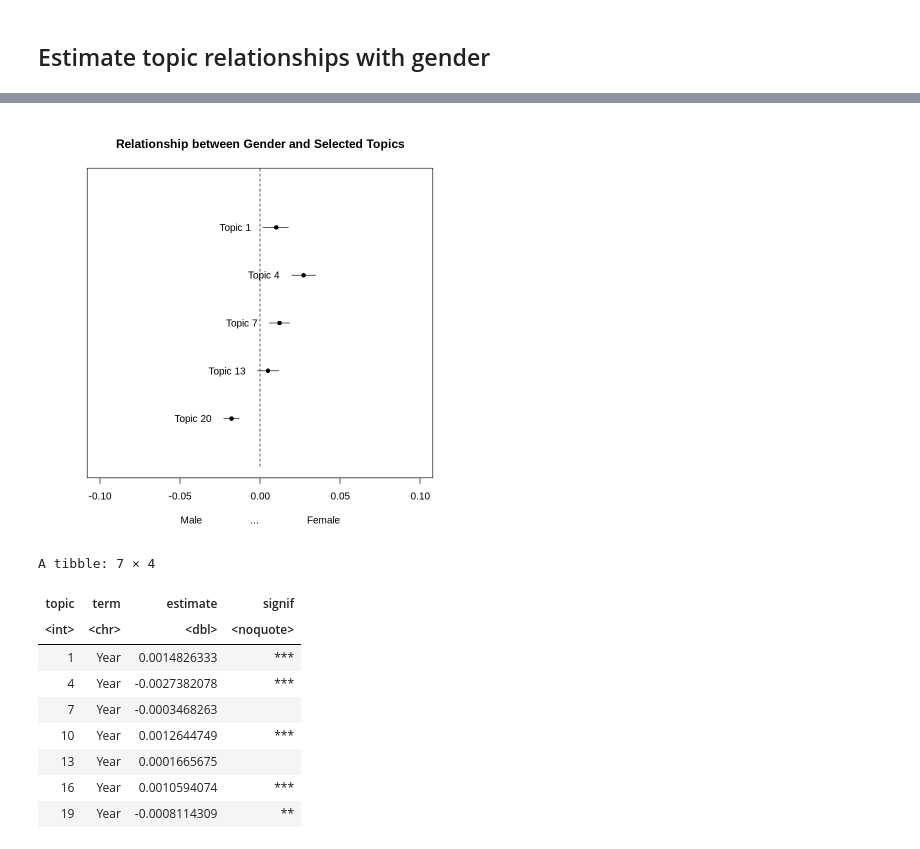
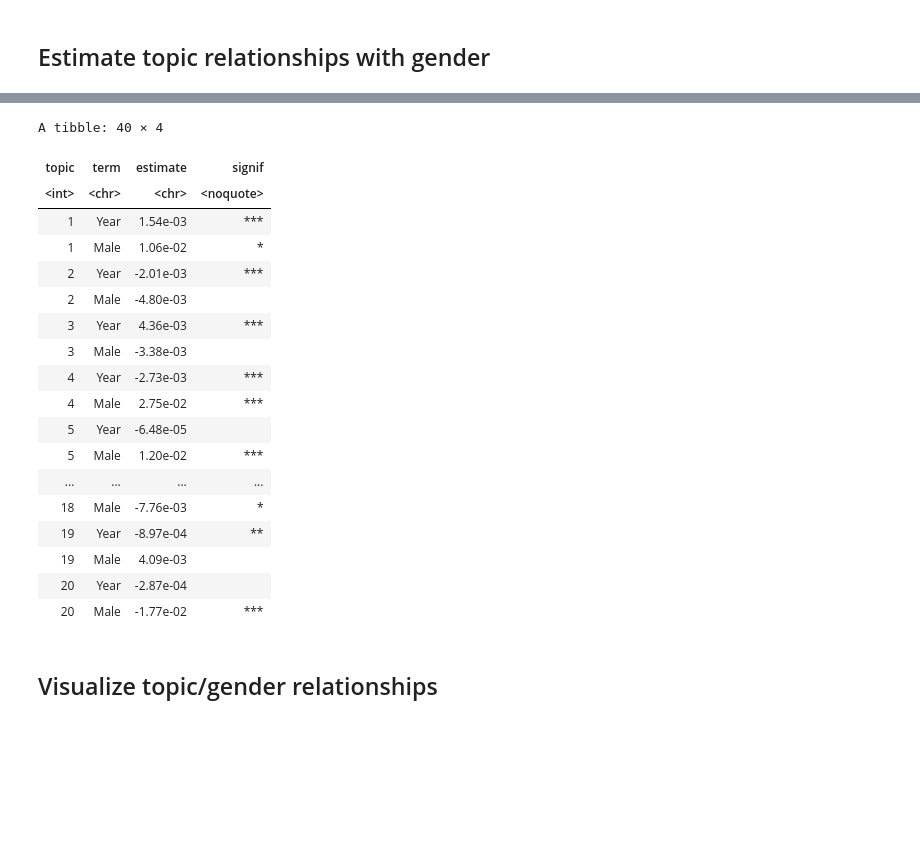
Before and after one commit to jhaber-zz/neh-nlp, a Jupyter notebook: code/topic_modeling.ipynb, the cells around one changed output, grey strips where cells are left out. Cells and saved outputs as stored; diff of their text form; code cells hidden in the pictures; blank space fills up the shorter version.

Commit message:
estimate STM and get viz, clean up data prep

```diff
--- a/code/topic_modeling.ipynb
+++ b/code/topic_modeling.ipynb
@@ -100,7 +104,7 @@ meta <- out$meta
 model <- stm(documents = out$documents,
              vocab = out$vocab,
              K = 20,
-             prevalence =~ Year + Gender,
+             prevalence =~ Year + Male,
              max.em.its = 25,
              data = out$meta,
              init.type = "Spectral")
@@ -223,6 +205,6 @@ signif.num <- function(x) {
 # %%
-# Gender x Topics
-gender_effect <- estimateEffect(~ Year + Gender,
+# Estimate relationships with linear model
+gender_effect <- estimateEffect(~ Year + Male,
                                model, meta = meta, uncertainty = "Global")
 summary(gender_effect)
 # %% [output]
@@ -262,36 +228,42 @@ plot(model, type = "perspectives", topics = c(5,12))
-# %%
-# Graph relationship between gender and selected topics
-x2="Male                ...                Female"
-title2="Relationship between Gender and Selected Topics"
-legend2=c("Topic 1: A", "Topic 4: B", "Topic 7: C", "Topic 13: D", "Topic 20: E")
-
-plot(gender_effect, covariate="Gender", topics=c(1, 4, 7, 13, 20), model=model,
-     method="difference", cov.value1 = "male", cov.value2 = "female",
-     xlab=x2, main=title2,
-     xlim = c(-.1, .1), labeltype = "custom",
-     custom.labels = c('Topic 1', 'Topic 4','Topic 7', 'Topic 13', 'Topic 20')) #, printlegend=FALSE
-# %% [output]
-[figure, removed]
 # %%
-# Save to fresh CSV
+# Save regression results to CSV
 tidy_frame <- tidy(gender_effect) # Tidy up output
-#toDel <- seq(1, nrow(tidy_frame), 2); tidy_frame <- tidy_frame[ -toDel ,] # keep only coeffs and p.values, NO controls: Capture even rows
-toKeep <- seq(2, nrow(tidy_frame), 9); tidy_frame <- tidy_frame[ toKeep,] # keep only coeffs and p.values, WITH controls: Capture every 2nd row from start in batches of 9tidy_frame$estimate <- format(tidy_frame$estimate, digits=3) # Reduce to 3 significant figurestidy_frame$estimate <- format(tidy_frame$estimate, digits=3) # Reduce estimates to three significant digits
+
+# Function for converting p.value into asterisks:
+signif.num <- function(x) {
+    symnum(x, corr = FALSE, na = FALSE, legend = FALSE,
+           cutpoints = c(0, 0.001, 0.01, 0.05, 0.1, 1),
+           symbols = c("***", "**", "*", ".", " "))
+}
+
+toDel <- seq(1, nrow(tidy_frame), 3); tidy_frame <- tidy_frame[ -toDel,] # keep only Year and Male coefficients: Capture every 1st row from start in batches of 3
+tidy_frame$estimate <- format(tidy_frame$estimate, digits=3) # Reduce to 3 significant figures
 
 tidy_frame$signif <- signif.num(tidy_frame$p.value) # Derive asterisks from p.value
 keepcols = c("topic", "term", "estimate", "signif") # Define columns to keep
 
 tidy_frame <- tidy_frame[keepcols] # Drop unnecessary columns
 write.csv(tidy_frame,'../output/estimate_topic_effects.csv') # Save new DF to CSV
 tidy_frame # Look at clean results
 # %% [output]
-A tibble: 7 × 4
+A tibble: 40 × 4
 | topic | term | estimate | signif |
-| <int> | <chr> | <dbl> | <noquote> |
-| 1 | Year | 0.0014826333 | *** |
-| 4 | Year | -0.0027382078 | *** |
-| 7 | Year | -0.0003468263 |  |
-| 10 | Year | 0.0012644749 | *** |
-| 13 | Year | 0.0001665675 |  |
-| 16 | Year | 0.0010594074 | *** |
-| 19 | Year | -0.0008114309 | ** |
+| <int> | <chr> | <chr> | <noquote> |
+| 1 | Year | 1.54e-03 | *** |
+| 1 | Male | 1.06e-02 | * |
+| 2 | Year | -2.01e-03 | *** |
+| 2 | Male | -4.80e-03 |  |
+| 3 | Year | 4.36e-03 | *** |
+| 3 | Male | -3.38e-03 |  |
+| 4 | Year | -2.73e-03 | *** |
+| 4 | Male | 2.75e-02 | *** |
+| 5 | Year | -6.48e-05 |  |
+| 5 | Male | 1.20e-02 | *** |
+| ... | ... | ... | ... |
+| 18 | Male | -7.76e-03 | * |
+| 19 | Year | -8.97e-04 | ** |
+| 19 | Male | 4.09e-03 |  |
+| 20 | Year | -2.87e-04 |  |
+| 20 | Male | -1.77e-02 | *** |
+# %% [markdown]
+## Visualize topic/gender relationships
```
Also changed, not shown: parts of 24 cells of this notebook, 1 other file.
